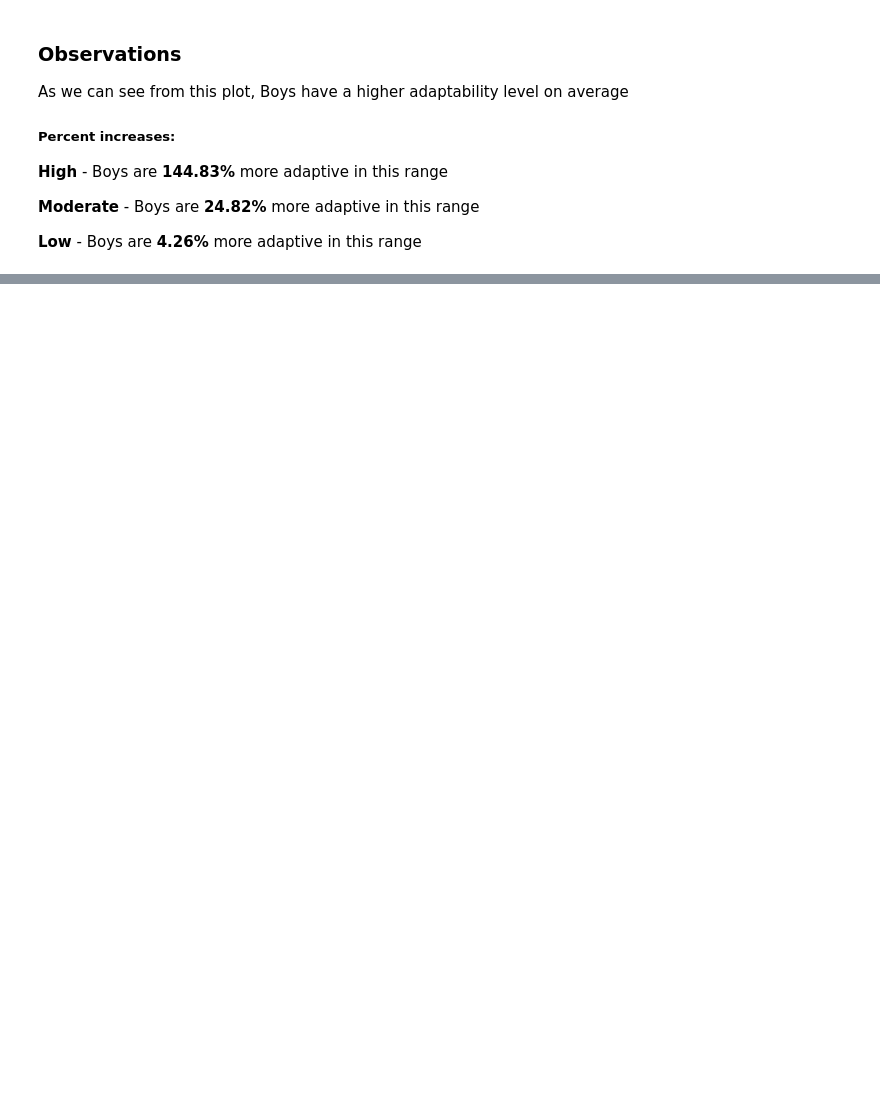
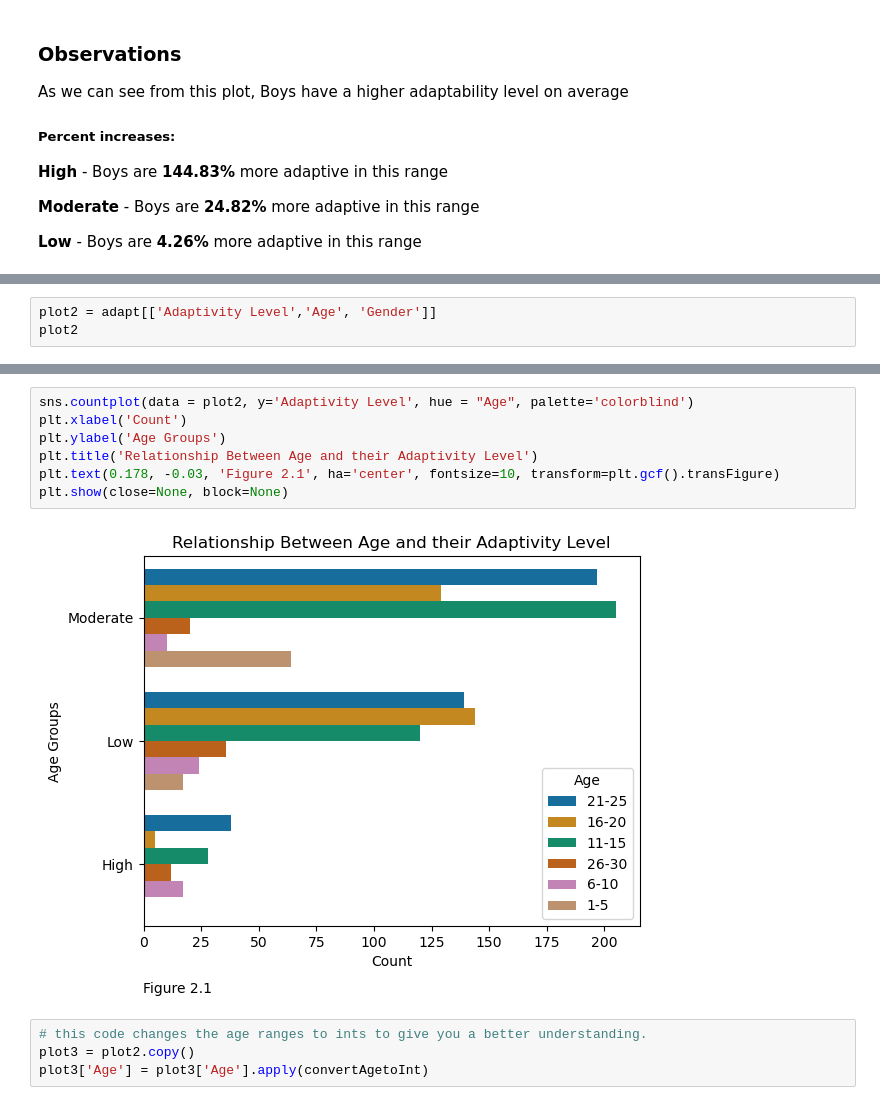
Before and after one commit to ubco-W2022T2-data301/project-group-group37, a Jupyter notebook: analysis/analysis1.ipynb, the cells around one changed output, grey strips where cells are left out. Saved outputs shown, nothing was run; the diff lists cells and outputs as text; blank space fills up the shorter version.

```diff
--- a/analysis/analysis1.ipynb
+++ b/analysis/analysis1.ipynb
@@ -164,0 +168,3 @@ As we can see from this plot, Boys have a higher adaptability level on average
+# %%
+plot2 = adapt[['Adaptivity Level','Age', 'Gender']]
+plot2
@@ -164,0 +185,13 @@ As we can see from this plot, Boys have a higher adaptability level on average
+# %%
+sns.countplot(data = plot2, y='Adaptivity Level', hue = "Age", palette='colorblind')
+plt.xlabel('Count')
+plt.ylabel('Age Groups')
+plt.title('Relationship Between Age and their Adaptivity Level')
+plt.text(0.178, -0.03, 'Figure 2.1', ha='center', fontsize=10, transform=plt.gcf().transFigure)
+plt.show(close=None, block=None)
+# %% [output]
+[figure, added]
+# %%
+# this code changes the age ranges to ints to give you a better understanding.
+plot3 = plot2.copy()
+plot3['Age'] = plot3['Age'].apply(convertAgetoInt)
```
Also changed, not shown: parts of 9 cells of this notebook.
